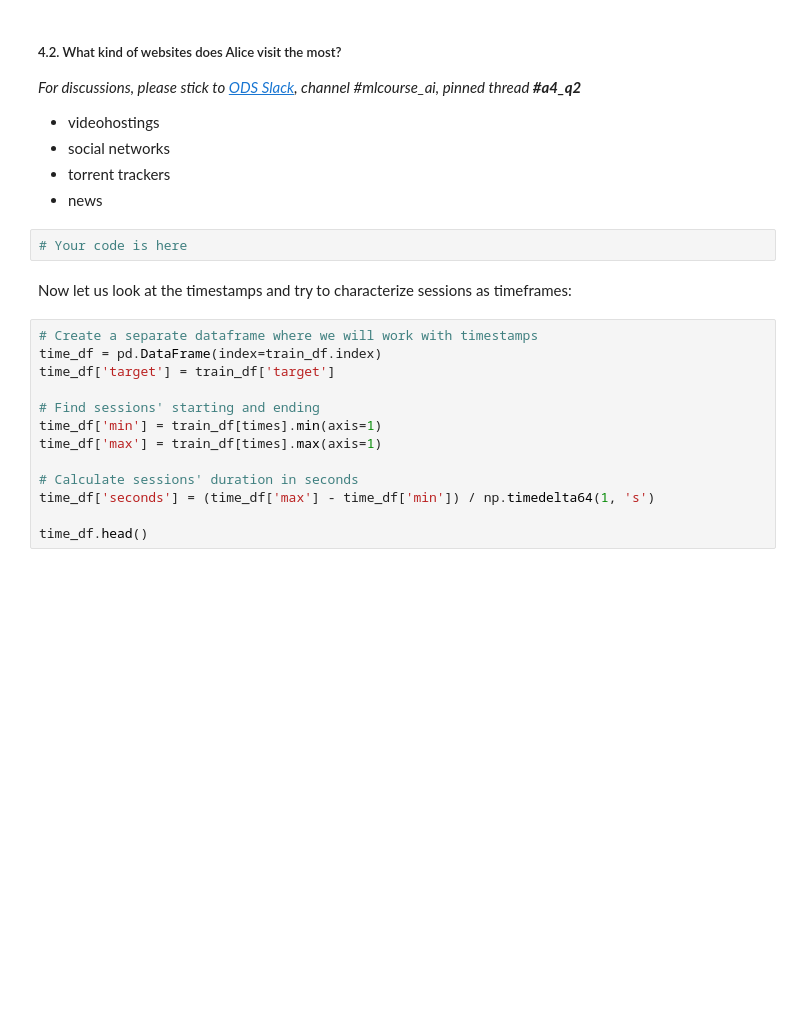
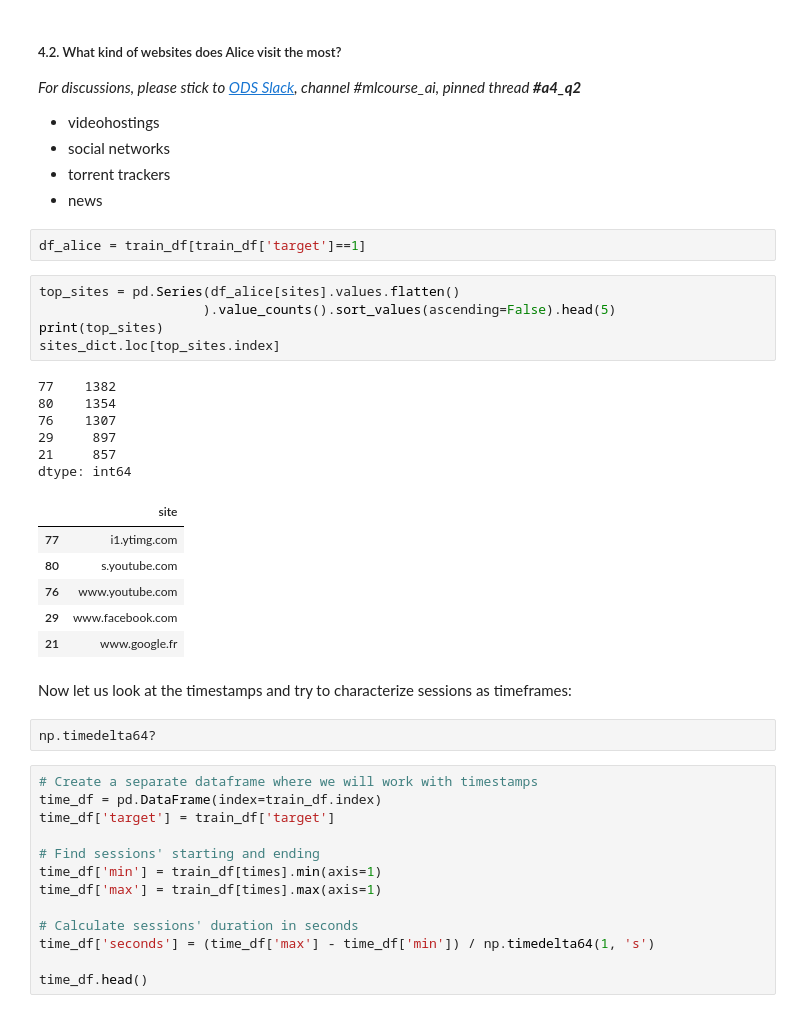
Before and after one commit to zluckyhou/mlcourse, a Jupyter notebook: assignments/assignment4_websites_logistic_regression.ipynb, the cells around one changed output. Saved outputs shown, nothing was run; the diff lists cells and outputs as text; blank space fills up the shorter version.

```diff
--- a/assignments/assignment4_websites_logistic_regression.ipynb
+++ b/assignments/assignment4_websites_logistic_regression.ipynb
@@ -139,10 +154,30 @@ dtype: int64
 - social networks
 - torrent trackers
 - news
-# %%
-# Your code is here
+# %%
+df_alice = train_df[train_df['target']==1]
+# %%
+top_sites = pd.Series(df_alice[sites].values.flatten()
+                     ).value_counts().sort_values(ascending=False).head(5)
+print(top_sites)
+sites_dict.loc[top_sites.index]
+# %% [output]
+77    1382
+80    1354
+76    1307
+29     897
+21     857
+dtype: int64
+|  | site |
+| 77 | i1.ytimg.com |
+| 80 | s.youtube.com |
+| 76 | www.youtube.com |
+| 29 | www.facebook.com |
+| 21 | www.google.fr |
 # %% [markdown]
 Now let us look at the timestamps and try to characterize sessions as timeframes:
+# %%
+np.timedelta64?
 # %%
 # Create a separate dataframe where we will work with timestamps
 time_df = pd.DataFrame(index=train_df.index)
```
Also changed, not shown: parts of 39 cells of this notebook, 2 other files.
